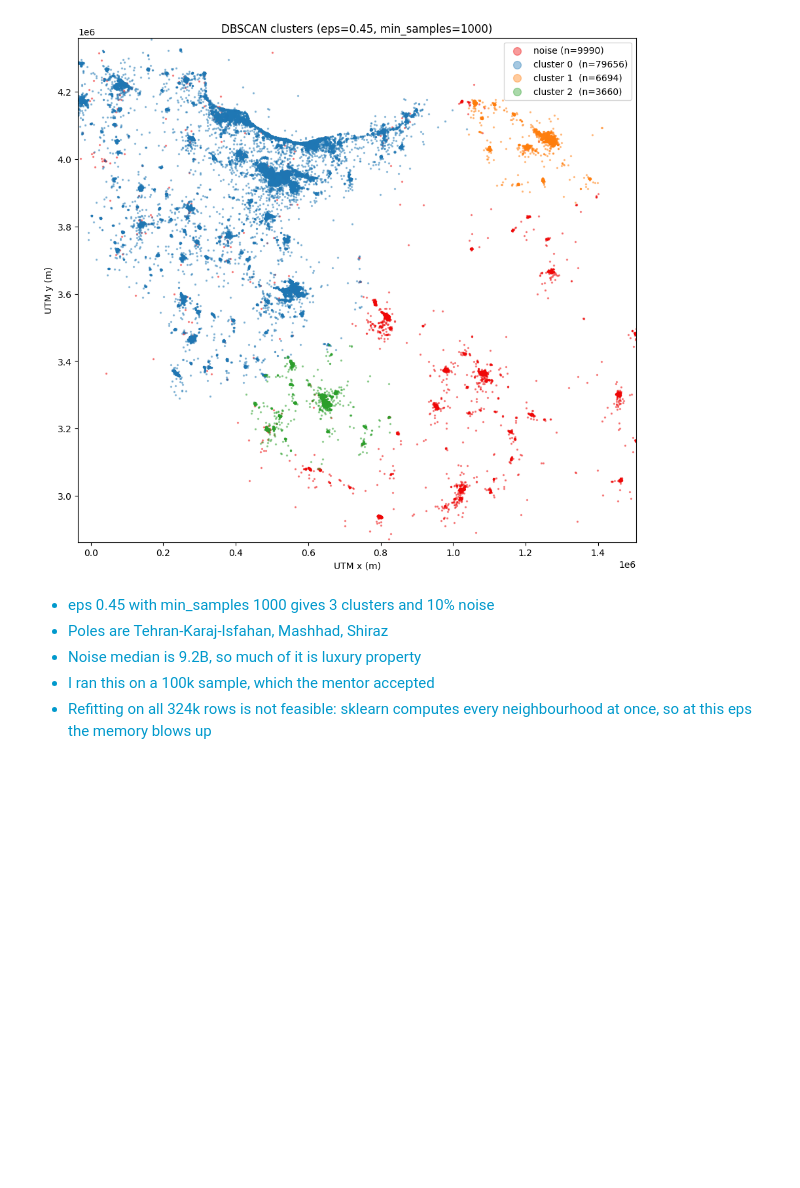
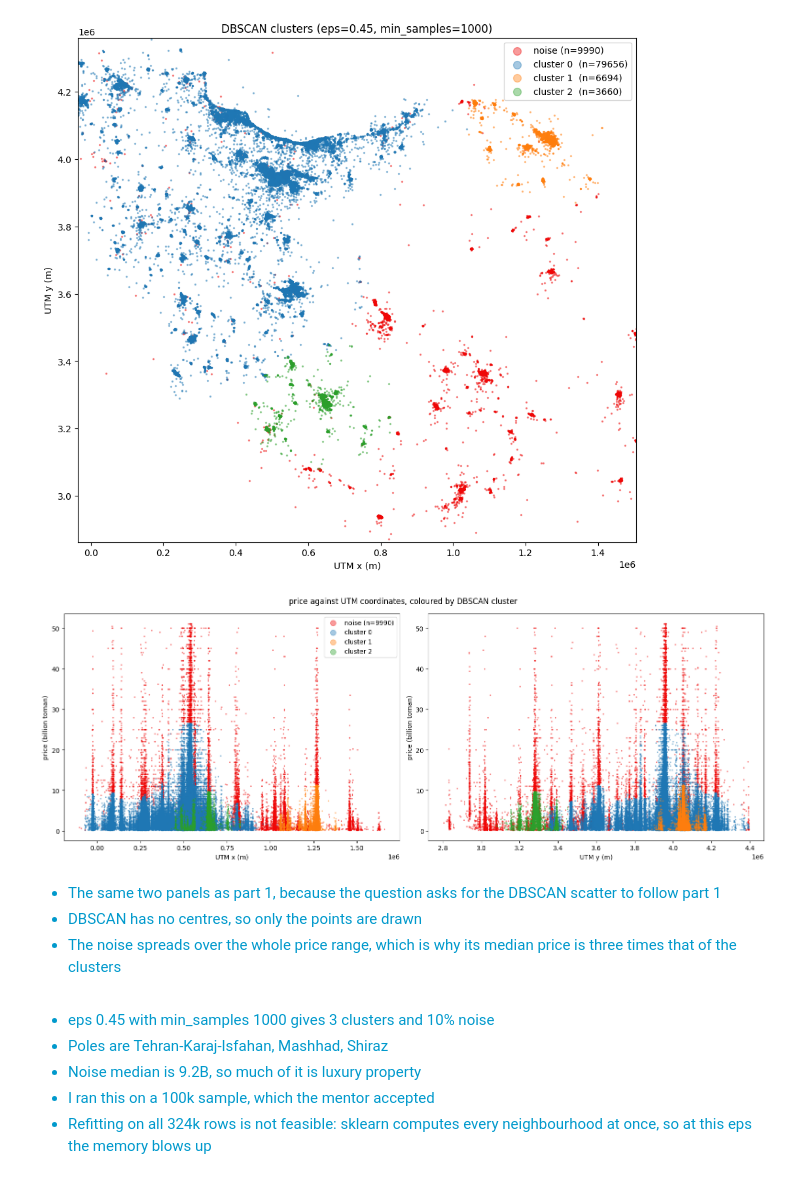
Before and after one commit to aminrafi394/quera-AI-first-project, a Jupyter notebook: notebooks/clustering_mahdi.ipynb, the cells around one changed output. Saved outputs shown, nothing was run; the diff lists cells and outputs as text; code cells hidden in the pictures; blank space fills up the shorter version.

```diff
--- a/notebooks/clustering_mahdi.ipynb
+++ b/notebooks/clustering_mahdi.ipynb
@@ -615,6 +651,32 @@ plt.legend(markerscale=6)
 plt.show()
 # %% [output]
 [figure]
+# %%
+# dbscan price scatter
+fig, axes = plt.subplots(1, 2, figsize=(16, 6))
+
+for ax, coord, name in zip(axes, ['utm_x','utm_y'], ['UTM x (m)','UTM y (m)']):
+    ax.scatter(data_db.loc[noise_mask, coord],data_db.loc[noise_mask,'price_value']/1e9,s=2,alpha=0.4,c='#EF0707',label=f'noise (n={noise_mask.sum()})')
+    for c in sorted(data_db.loc[~noise_mask, 'dbscan'].unique()):
+        sub = data_db[data_db['dbscan'] == c]
+        ax.scatter(sub[coord],sub['price_value']/1e9,s=2,alpha=0.4,label=f'cluster {c}')
+    ax.set_xlabel(name)
+    ax.set_ylabel('price (billion toman)')
+
+axes[0].legend(markerscale=6)
+plt.suptitle('price against UTM coordinates, coloured by DBSCAN cluster')
+plt.tight_layout()
+plt.show()
+# %% [output]
+[figure, added]
+# %% [markdown]
+<div dir="ltr" align="left"><font color="#0099cc">
+<ul>
+<li>The same two panels as part 1, because the question asks for the DBSCAN scatter to follow part 1</li>
+<li>DBSCAN has no centres, so only the points are drawn</li>
+<li>The noise spreads over the whole price range, which is why its median price is three times that of the clusters</li>
+</ul>
+</font></div>
 # %% [markdown]
 <div dir="ltr" align="left"><font color="#0099cc">
 <ul>
```
Also changed, not shown: parts of 3 cells of this notebook.
